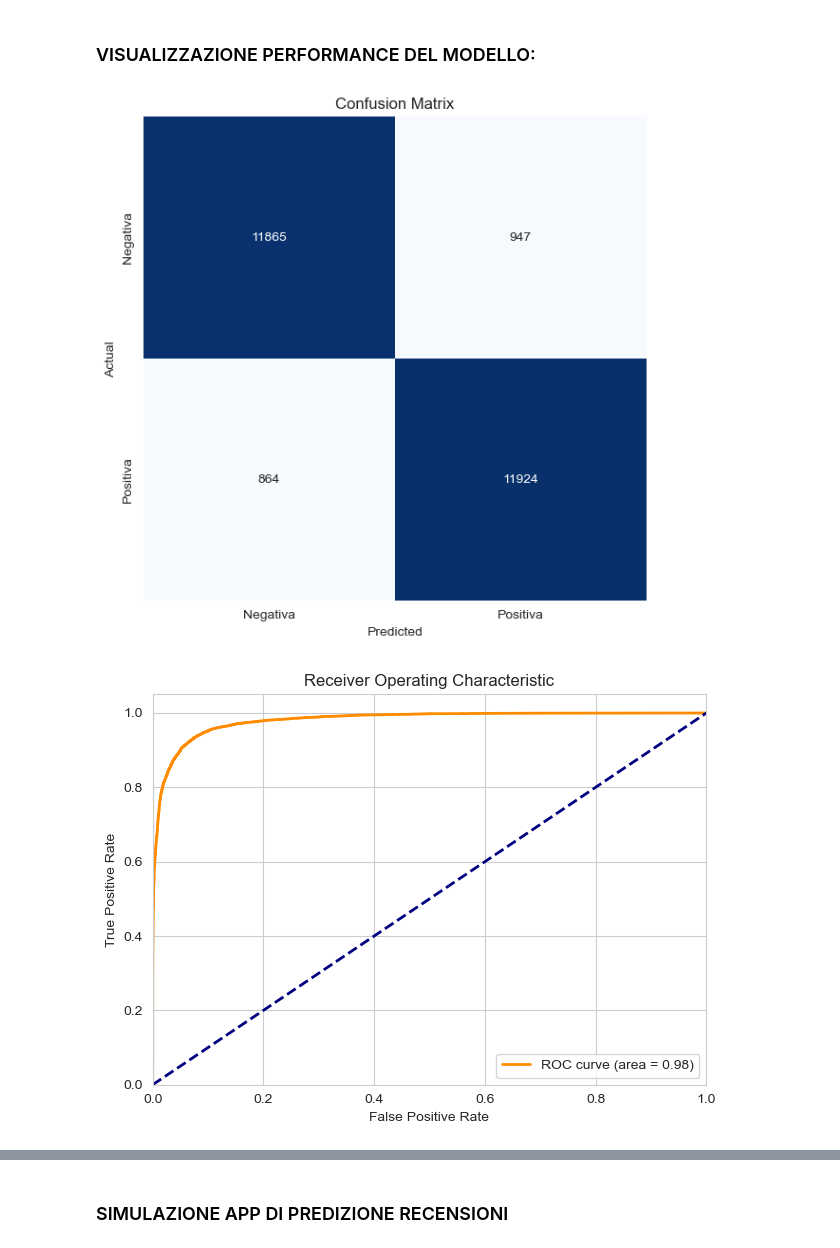
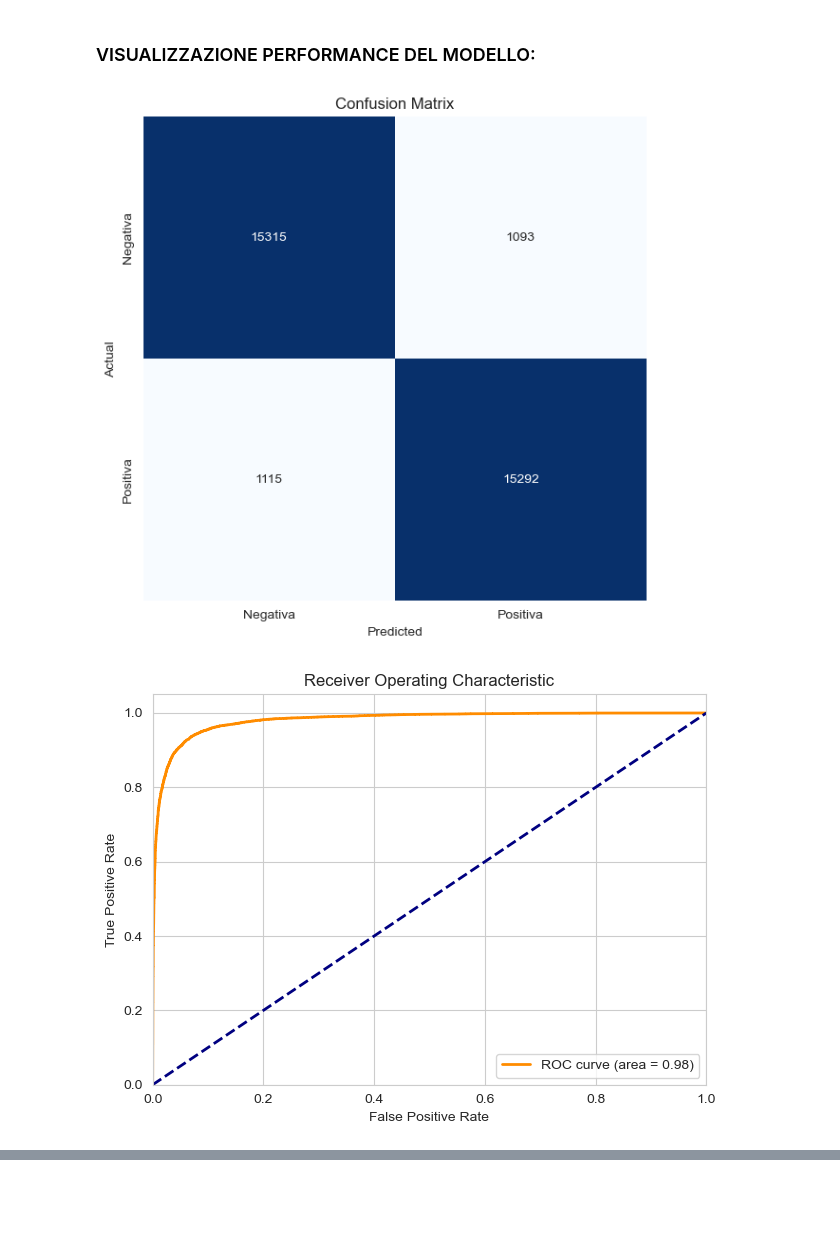
Before and after one commit to peppe212/NLP-Sentiment-Analysis-Amazon-Reviews, a Jupyter notebook: DistilBERT.ipynb, the cells around one changed output, grey strips where cells are left out. Drawn from its saved outputs; the diff is of its cells as text; code cells hidden in the pictures; blank space fills up the shorter version.

```diff
--- a/DistilBERT.ipynb
+++ b/DistilBERT.ipynb
@@ -51,7 +51,7 @@ from sklearn.metrics import (roc_curve,
 ### IMPOSTAZIONE DEI PATH
 # %%
 # Caricamento del Dataset raw, il DistilBERT vuole il testo grezzo
-DATASET_PATH = Path() / "Dataset/balanced_reviews.csv"
+DATASET_PATH = Path() / "Dataset/cleaned_reviews.csv"
 df = pd.read_csv(DATASET_PATH)
 if df.isna().any().any():
     df.fillna("", inplace=True)
@@ -112,6 +112,7 @@ def load_my_model(model_name="DistilBERT", model_extension="pth", device_type="m
 ### PREPARAZIONE DEI DATI
 # %%
 # È necessario eseguire questa cella anche se si intende caricare il modello da file
+
 # Funzione per convertire i dati in formato compatibile con DistilBERT
 def encode_data(tokenizer, texts, max_len):
     input_ids = []
@@ -132,13 +133,13 @@ def encode_data(tokenizer, texts, max_len):
         attention_masks.append(encoded['attention_mask'])
 
     return torch.cat(input_ids, dim=0), torch.cat(attention_masks, dim=0)
-# end_function 'encode_data(_,_,_)
+# end_function
 
 # Caricamento del Tokenizer
 tokenizer = DistilBertTokenizer.from_pretrained('distilbert-base-uncased')
 
 # Preparazione dei dati
-texts = df['Text'].values
+texts = df['cleaned_text'].values
 labels = df['sentiment'].values
 
 # Dividere i dati in training e validation (usa un sottoinsieme per velocizzare)
@@ -151,8 +152,8 @@ train_texts, val_texts, train_labels, val_labels = train_test_split(
 )
 
 # Encoding dei dati
-train_inputs, train_masks = encode_data(tokenizer, train_texts, max_len=64)
-val_inputs, val_masks = encode_data(tokenizer, val_texts, max_len=64)
+train_inputs, train_masks = encode_data(tokenizer, train_texts, max_len=128)
+val_inputs, val_masks = encode_data(tokenizer, val_texts, max_len=128)
 
 train_labels = torch.tensor(train_labels)
 val_labels = torch.tensor(val_labels)
@@ -162,19 +163,21 @@ train_data = TensorDataset(train_inputs, train_masks, train_labels)
 train_sampler = RandomSampler(train_data)
 train_dataloader = DataLoader(train_data,
                               sampler=train_sampler,
-                              batch_size=32,
+                              batch_size=64,
+                              multiprocessing_context='fork',
                               # di vitale importanza impostare il massimo #core della macchina senza però
                               # eccedere il loro totale, si creerebbe un overhead inutile che potrebbe
                               # addirittura degradare le performance
-                              num_workers=11) # ho messo il numero di core della mia specifica macchina
+                              num_workers=10) # ho messo il numero di core della mia specifica macchina
 
 val_data = TensorDataset(val_inputs, val_masks, val_labels)
 val_sampler = SequentialSampler(val_data)
 val_dataloader = DataLoader(val_data,
                             sampler=val_sampler,
-                            batch_size=32,
+                            batch_size=64,
+                            multiprocessing_context='fork',
                             # anche qui imposto il max num di core del mio mac con M1 Pro
-                            num_workers=11) # stessa cosa, ho impostato il max num di core della mia macchina
+                            num_workers=10) # stessa cosa, ho impostato il max num di core della mia macchina
 # %% [markdown]
 ### TRAINING DEL MODELLO DistilBERT
 # %%
@@ -325,7 +321,7 @@ sns.heatmap(conf_matrix, annot=True, fmt='d',
 plt.ylabel('Actual')
 plt.xlabel('Predicted')
 plt.title('Confusion Matrix')
-save_my_image("confusione_matrix")
+save_my_image("confusion_matrix")
 plt.show()
 
 # Calcolo della Curva ROC
@@ -337,34 +333,32 @@ plt.figure()
 lw = 2
 plt.plot(fpr, tpr, color='darkorange',
          lw=lw, label='ROC curve (area = %0.2f)' % roc_auc)
 plt.plot([0, 1], [0, 1], color='navy', lw=lw, linestyle='--')
 plt.xlim([0.0, 1.0])
 plt.ylim([0.0, 1.05])
 plt.xlabel('False Positive Rate')
 plt.ylabel('True Positive Rate')
 plt.title('Receiver Operating Characteristic')
 plt.legend(loc="lower right")
 save_my_image("roc_curve")
 plt.show()
 
 # Calcolo della Curva Precision-Recall
 precision, recall, _ = precision_recall_curve(true_labels, probabilities)
 
 # Plot della Curva Precision-Recall
 plt.figure()
 plt.plot(recall, precision, color='purple', lw=lw,
          label='Precision-Recall curve')
 plt.xlabel('Recall')
 plt.ylabel('Precision')
 plt.ylim([0.0, 1.05])
 plt.xlim([0.0, 1.0])
 plt.title('Precision-Recall Curve')
 plt.legend(loc="lower left")
 save_my_image("precision_recall_curve")
 plt.show()
 # %% [output]
 [figure]
-[figure, old version]
+[figure, new version]
 [figure]
-# %% [markdown]
-### SIMULAZIONE APP DI PREDIZIONE RECENSIONI
```
Also changed, not shown: parts of 6 cells of this notebook, 12 other files.
